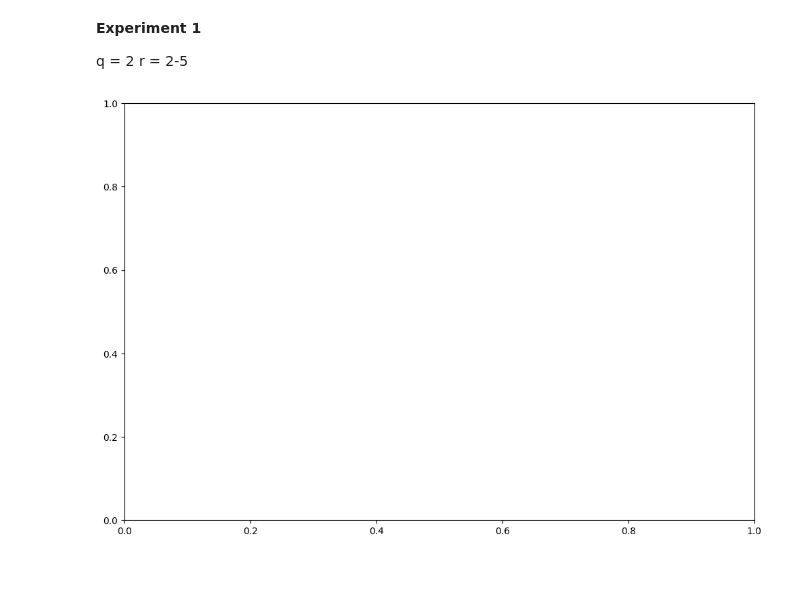
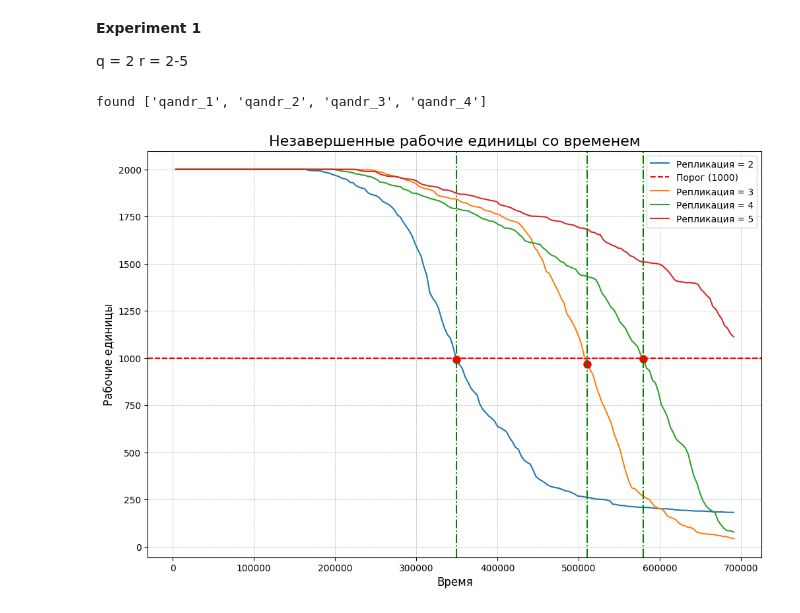
Before and after one commit to L4dno/monobeh_boinc, a Jupyter notebook: Assets/Analytics/workunits.ipynb, the cells around one changed output. Saved outputs shown, nothing was run; the diff lists cells and outputs as text; code cells hidden in the pictures; blank space fills up the shorter version.

```diff
--- a/Assets/Analytics/workunits.ipynb
+++ b/Assets/Analytics/workunits.ipynb
@@ -69,27 +69,33 @@ r = 2-5
 # %%
 exp_name = "qandr"
 
-folders = [f for f in os.listdir('.')
-           if os.path.isdir(f) and f.startswith(exp_name)]
+folders = [f for f in os.listdir(STAT_PATH)
+           if os.path.isdir(os.path.join(STAT_PATH,f)) and f.startswith(exp_name)]
+
+if not folders:
+    print(f"there is no folders in {STAT_PATH}")
+else:
+    print(f"found {folders}")
 
 params_data = dict()
 workunits_paths = dict()
 
 for ind, exp_folder in enumerate(folders):
-    full_path = os.path.join('.', exp_folder)
+    full_path = os.path.join(STAT_PATH, exp_folder)
     parameters_path = os.path.join(full_path, PARAMS_NAME)
 
     with open(parameters_path, 'r', encoding='utf-8') as f:
         data = json.load(f)
         params_data[ind] = data
 
     workunits_paths[ind] = os.path.join(full_path, WORKUNITS_NAME)
 
 fig, ax = plt.subplots(figsize=(12, 8))
 
 for ind, path in workunits_paths.items():
     group_size = params_data[ind]["GroupConfig"]["NumberOfClients"]
     replication_value = params_data[ind]["ProjectConfig"]["TaskConfig"]["InitialCreatedWorkunits"]
     plot_workunit_completion(ax, path, group_size=group_size, replica=replication_value)
 # %% [output]
+found ['qandr_1', 'qandr_2', 'qandr_3', 'qandr_4']
-[figure, old version]
+[figure, new version]
```
Also changed, not shown: 1 other file.
